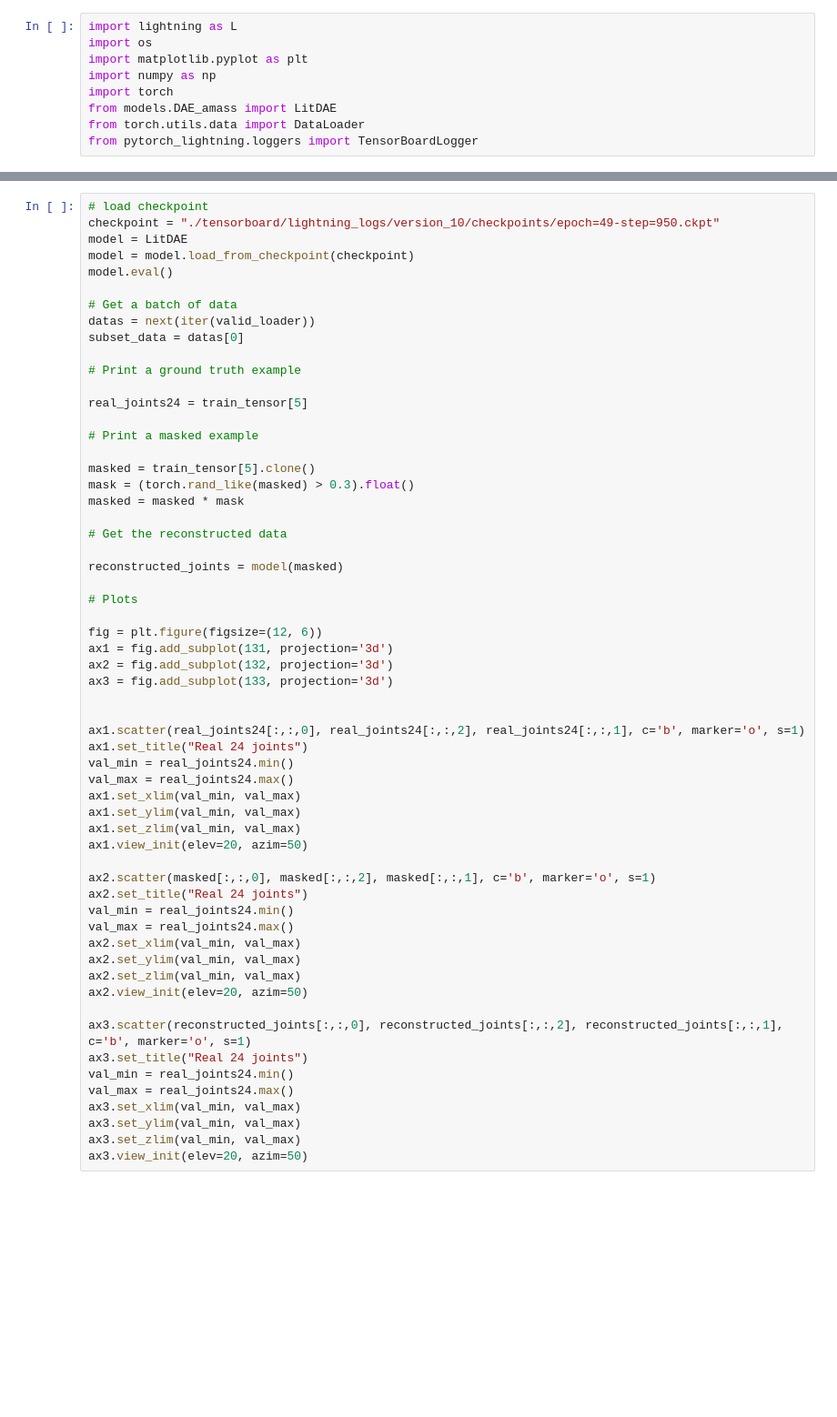
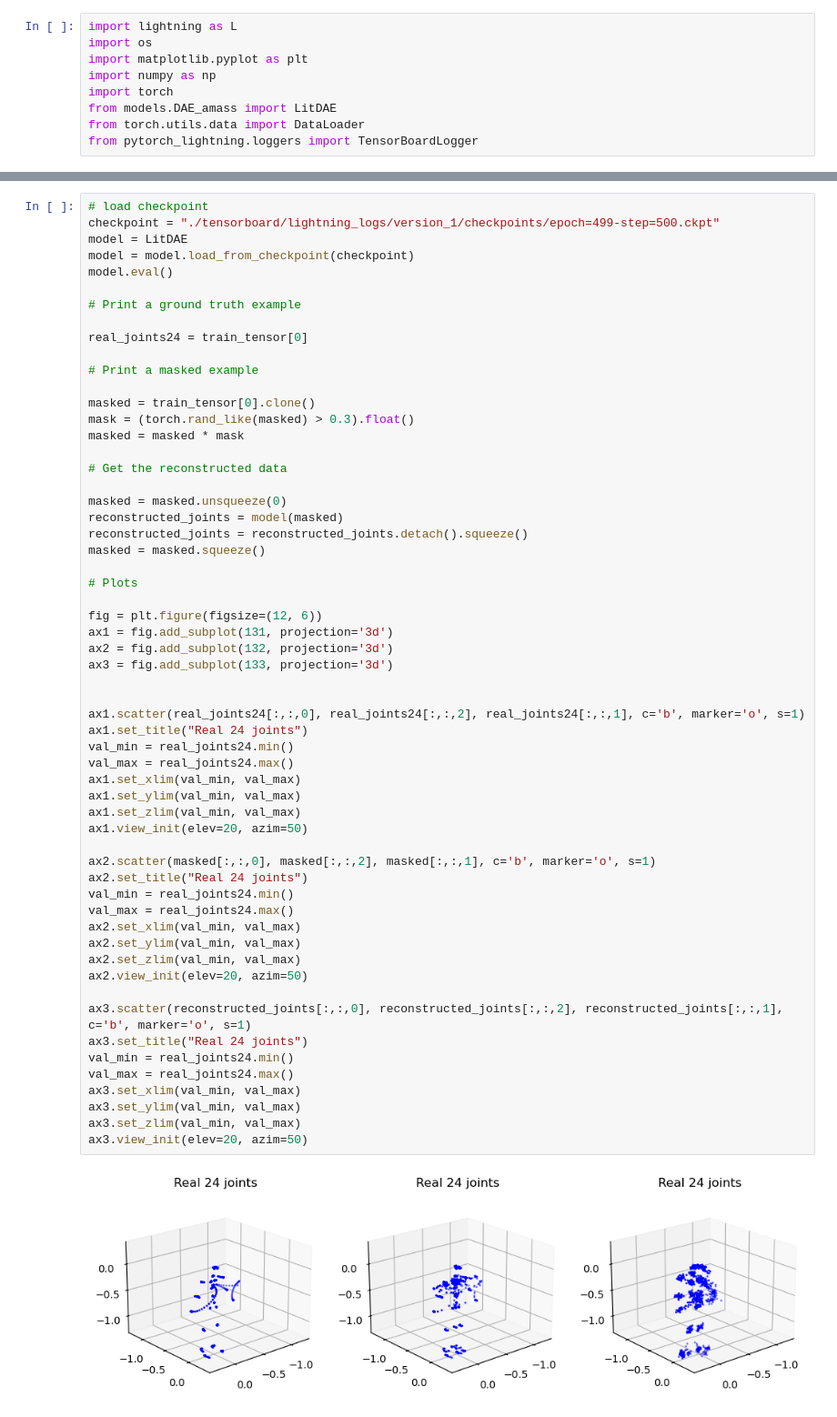
Before and after one commit to JeanVanDyk/Latent-process-identification, a Jupyter notebook: main_notebook_amass.ipynb, the cells around one changed output, grey strips where cells are left out. Shown at 91% size. Cells and saved outputs as stored; diff of their text form; blank space fills up the shorter version.

```diff
--- a/main_notebook_amass.ipynb
+++ b/main_notebook_amass.ipynb
@@ -117,27 +118,26 @@ HPU available: False, using: 0 HPUs
 # %%
 # load checkpoint
-checkpoint = "./tensorboard/lightning_logs/version_10/checkpoints/epoch=49-step=950.ckpt"
+checkpoint = "./tensorboard/lightning_logs/version_1/checkpoints/epoch=499-step=500.ckpt"
 model = LitDAE
 model = model.load_from_checkpoint(checkpoint)
 model.eval()
 
-# Get a batch of data
-datas = next(iter(valid_loader))
-subset_data = datas[0]
-
 # Print a ground truth example
 
-real_joints24 = train_tensor[5]
+real_joints24 = train_tensor[0]
 
 # Print a masked example
 
-masked = train_tensor[5].clone()
+masked = train_tensor[0].clone()
 mask = (torch.rand_like(masked) > 0.3).float()
 masked = masked * mask
 
 # Get the reconstructed data
 
+masked = masked.unsqueeze(0)
 reconstructed_joints = model(masked)
+reconstructed_joints = reconstructed_joints.detach().squeeze()
+masked = masked.squeeze()
 
 # Plots
 
@@ -146,30 +146,32 @@ ax1 = fig.add_subplot(131, projection='3d')
 ax2 = fig.add_subplot(132, projection='3d')
 ax3 = fig.add_subplot(133, projection='3d')
 
 
 ax1.scatter(real_joints24[:,:,0], real_joints24[:,:,2], real_joints24[:,:,1], c='b', marker='o', s=1)
 ax1.set_title("Real 24 joints")
 val_min = real_joints24.min()
 val_max = real_joints24.max()
 ax1.set_xlim(val_min, val_max)
 ax1.set_ylim(val_min, val_max)
 ax1.set_zlim(val_min, val_max)
 ax1.view_init(elev=20, azim=50)
 
 ax2.scatter(masked[:,:,0], masked[:,:,2], masked[:,:,1], c='b', marker='o', s=1)
 ax2.set_title("Real 24 joints")
 val_min = real_joints24.min()
 val_max = real_joints24.max()
 ax2.set_xlim(val_min, val_max)
 ax2.set_ylim(val_min, val_max)
 ax2.set_zlim(val_min, val_max)
 ax2.view_init(elev=20, azim=50)
 
 ax3.scatter(reconstructed_joints[:,:,0], reconstructed_joints[:,:,2], reconstructed_joints[:,:,1], c='b', marker='o', s=1)
 ax3.set_title("Real 24 joints")
 val_min = real_joints24.min()
 val_max = real_joints24.max()
 ax3.set_xlim(val_min, val_max)
 ax3.set_ylim(val_min, val_max)
 ax3.set_zlim(val_min, val_max)
 ax3.view_init(elev=20, azim=50)
+# %% [output]
+[figure, added]
```
Also changed, not shown: parts of 3 cells of this notebook.
